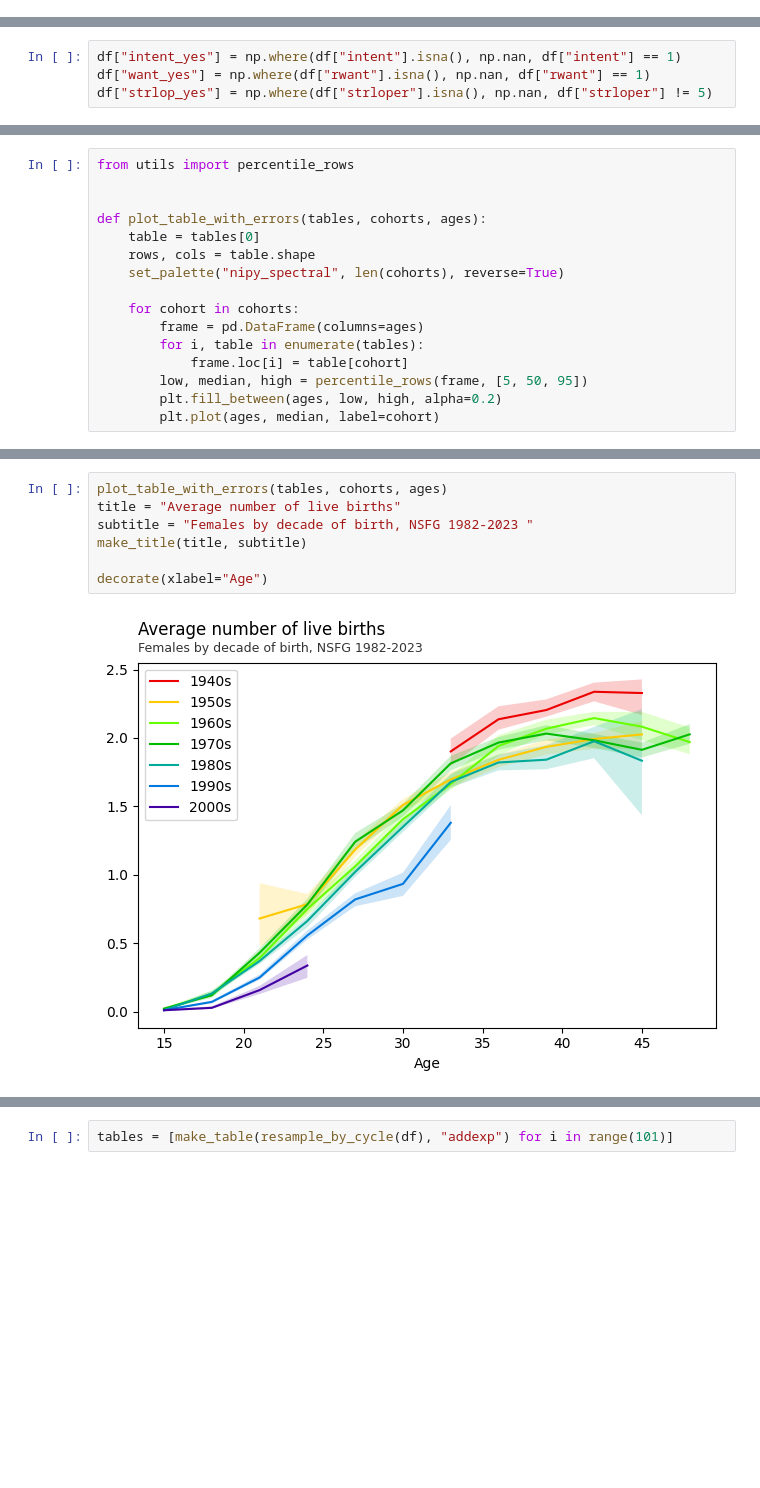
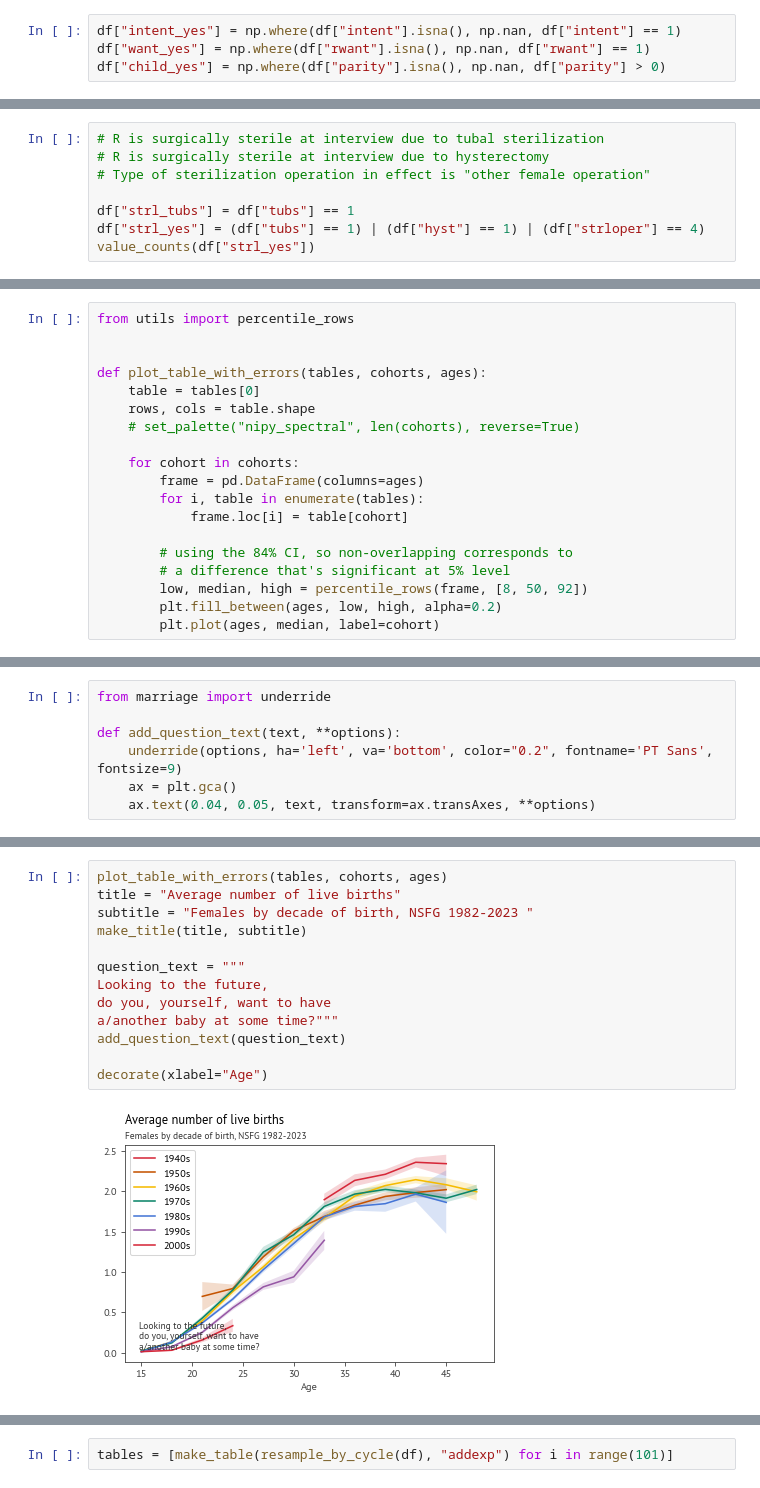
Before and after one commit to AllenDowney/MarriageNSFG, a Jupyter notebook: intent.ipynb, the cells around one changed output, grey strips where cells are left out. Drawn from its saved outputs; the diff is of its cells as text; blank space fills up the shorter version.

```diff
--- a/intent.ipynb
+++ b/intent.ipynb
@@ -185,3 +245,7 @@ intent
 4.0      196
 Name: count, dtype: int64
 [interactive output not drawn]
+# %%
+df["intent_yes"] = np.where(df["intent"].isna(), np.nan, df["intent"] == 1)
+df["want_yes"] = np.where(df["rwant"].isna(), np.nan, df["rwant"] == 1)
+df["child_yes"] = np.where(df["parity"].isna(), np.nan, df["parity"] > 0)
@@ -188,5 +254,9 @@ Name: count, dtype: int64
 # %%
-df["intent_yes"] = np.where(df["intent"].isna(), np.nan, df["intent"] == 1)
-df["want_yes"] = np.where(df["rwant"].isna(), np.nan, df["rwant"] == 1)
-df["strlop_yes"] = np.where(df["strloper"].isna(), np.nan, df["strloper"] != 5)
+# R is surgically sterile at interview due to tubal sterilization
+# R is surgically sterile at interview due to hysterectomy
+# Type of sterilization operation in effect is "other female operation"
+
+df["strl_tubs"] = df["tubs"] == 1
+df["strl_yes"] = (df["tubs"] == 1) | (df["hyst"] == 1) | (df["strloper"] == 4)
+value_counts(df["strl_yes"])
 # %% [output]
@@ -249,13 +329,16 @@ from utils import percentile_rows
 def plot_table_with_errors(tables, cohorts, ages):
     table = tables[0]
     rows, cols = table.shape
-    set_palette("nipy_spectral", len(cohorts), reverse=True)
+    # set_palette("nipy_spectral", len(cohorts), reverse=True)
 
     for cohort in cohorts:
         frame = pd.DataFrame(columns=ages)
         for i, table in enumerate(tables):
             frame.loc[i] = table[cohort]
-        low, median, high = percentile_rows(frame, [5, 50, 95])
+
+        # using the 84% CI, so non-overlapping corresponds to
+        # a difference that's significant at 5% level
+        low, median, high = percentile_rows(frame, [8, 50, 92])
         plt.fill_between(ages, low, high, alpha=0.2)
         plt.plot(ages, median, label=cohort)
 # %% [output]
@@ -266,0 +346,7 @@ tables = [make_table(resample_by_cycle(df), "intent_yes") * 100 for i in range(1
+# %%
+from marriage import underride
+
+def add_question_text(text, **options):
+    underride(options, ha='left', va='bottom', color="0.2", fontname='PT Sans', fontsize=9)
+    ax = plt.gca()
+    ax.text(0.04, 0.05, text, transform=ax.transAxes, **options)
@@ -295,10 +486,16 @@ tables = [make_table(resample_by_cycle(df), "parity") for i in range(101)]
 # %%
 plot_table_with_errors(tables, cohorts, ages)
 title = "Average number of live births"
 subtitle = "Females by decade of birth, NSFG 1982-2023 "
 make_title(title, subtitle)
 
+question_text = """
+Looking to the future,
+do you, yourself, want to have
+a/another baby at some time?"""
+add_question_text(question_text)
+
 decorate(xlabel="Age")
 # %% [output]
-[figure, old version]
+[figure, new version]
 [interactive output not drawn]
```
Also changed, not shown: parts of 97 cells of this notebook, 1 other file.
